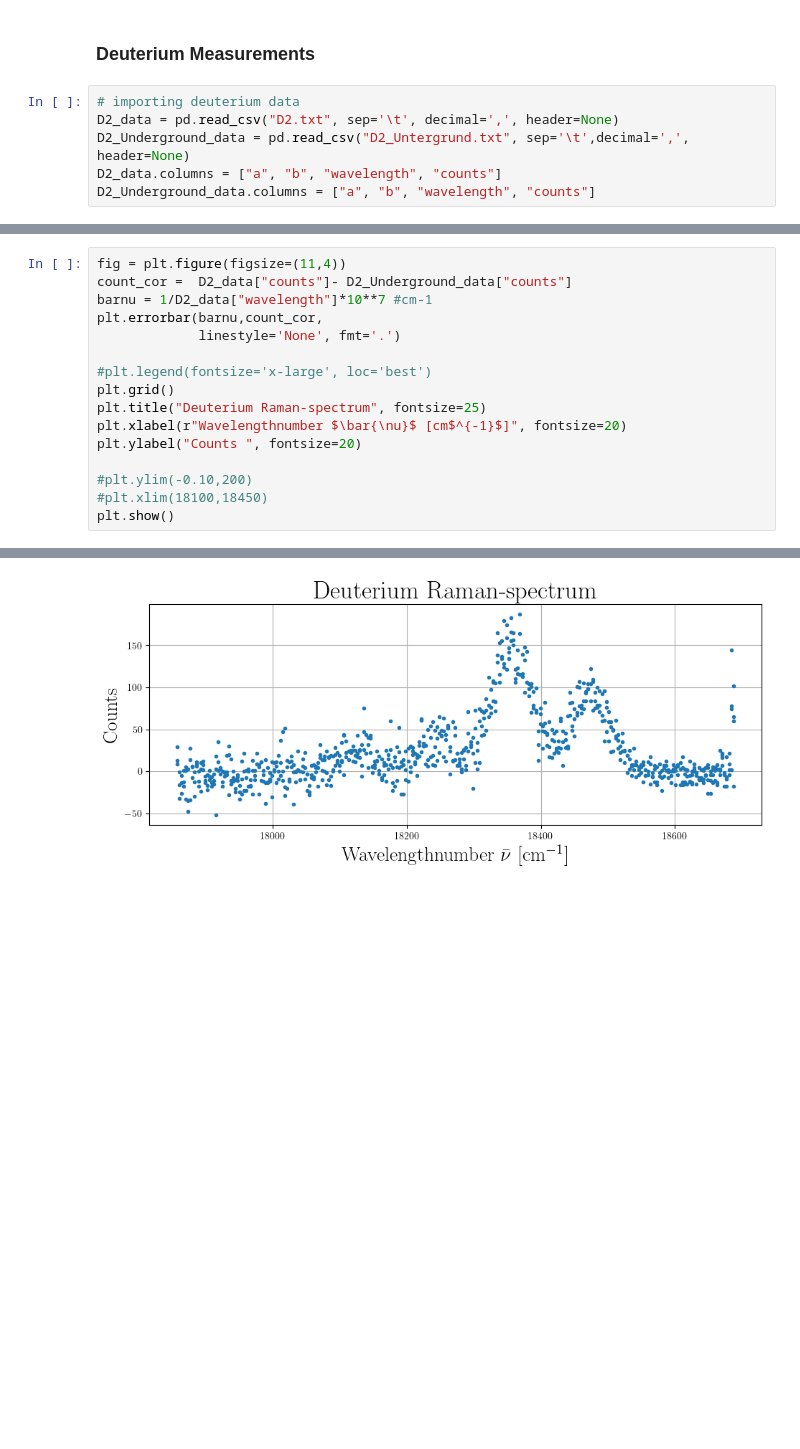
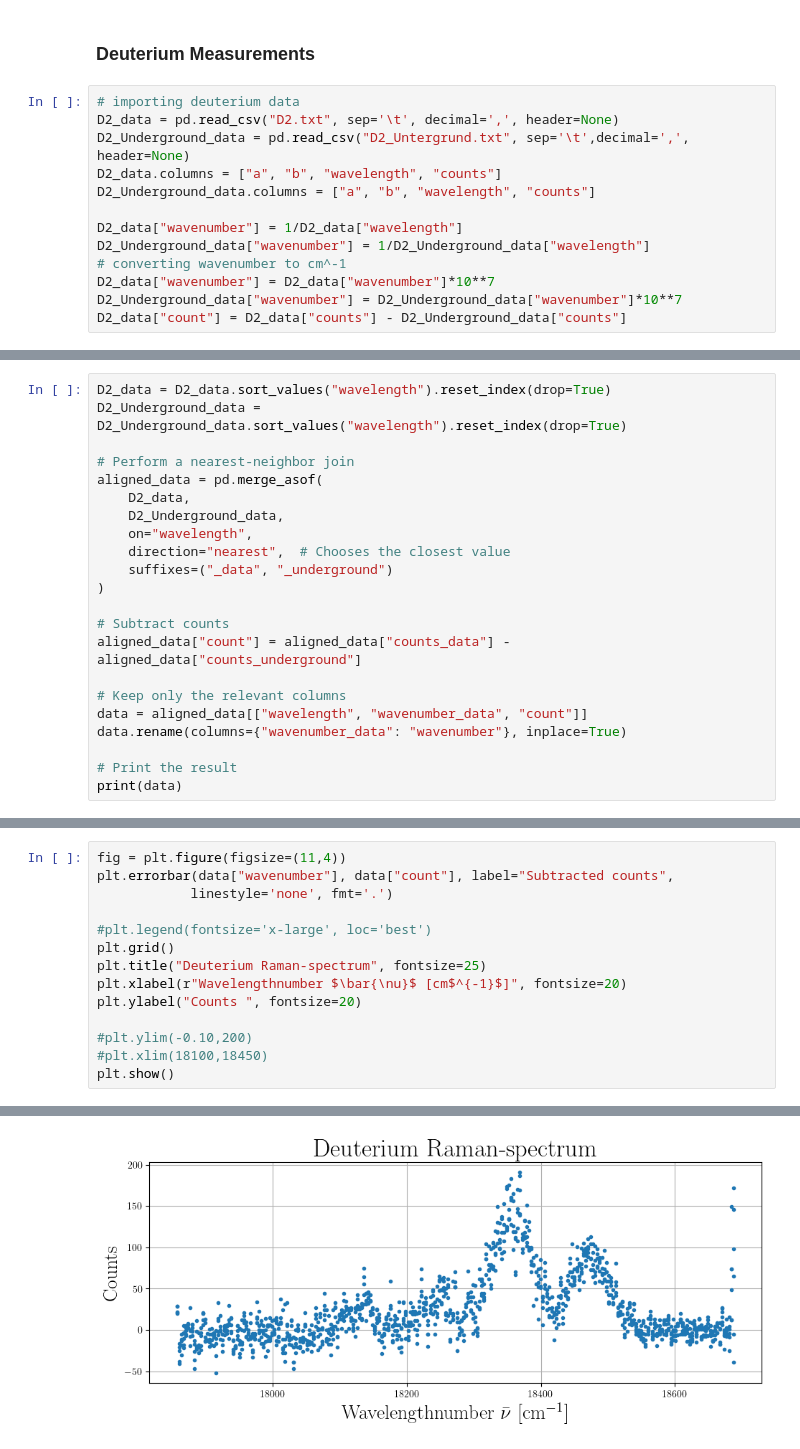
Before and after one commit to ParisHuth/FP, a Jupyter notebook: F43/protocoll.ipynb, the cells around one changed output, grey strips where cells are left out. Drawn from its saved outputs; the diff is of its cells as text; blank space fills up the shorter version.

```diff
--- a/F43/protocoll.ipynb
+++ b/F43/protocoll.ipynb
@@ -227,4 +227,11 @@ D2_data = pd.read_csv("D2.txt", sep='\t', decimal=',', header=None)
 D2_Underground_data = pd.read_csv("D2_Untergrund.txt", sep='\t',decimal=',', header=None)
 D2_data.columns = ["a", "b", "wavelength", "counts"]
 D2_Underground_data.columns = ["a", "b", "wavelength", "counts"]
+
+D2_data["wavenumber"] = 1/D2_data["wavelength"]
+D2_Underground_data["wavenumber"] = 1/D2_Underground_data["wavelength"]
+# converting wavenumber to cm^-1
+D2_data["wavenumber"] = D2_data["wavenumber"]*10**7
+D2_Underground_data["wavenumber"] = D2_Underground_data["wavenumber"]*10**7
+D2_data["count"] = D2_data["counts"] - D2_Underground_data["counts"]
 # %%
@@ -245,3 +251,25 @@ plt.xlim(537,560)
 plt.show()
 # %% [output]
 [figure]
+# %%
+D2_data = D2_data.sort_values("wavelength").reset_index(drop=True)
+D2_Underground_data = D2_Underground_data.sort_values("wavelength").reset_index(drop=True)
+
+# Perform a nearest-neighbor join
+aligned_data = pd.merge_asof(
+    D2_data,
+    D2_Underground_data,
+    on="wavelength",
+    direction="nearest",  # Chooses the closest value
+    suffixes=("_data", "_underground")
+)
+
+# Subtract counts
+aligned_data["count"] = aligned_data["counts_data"] - aligned_data["counts_underground"]
+
+# Keep only the relevant columns
+data = aligned_data[["wavelength", "wavenumber_data", "count"]]
+data.rename(columns={"wavenumber_data": "wavenumber"}, inplace=True)
+
+# Print the result
+print(data)
@@ -248,9 +295,7 @@ plt.show()
 # %%
 fig = plt.figure(figsize=(11,4))
-count_cor =  D2_data["counts"]- D2_Underground_data["counts"]
-barnu = 1/D2_data["wavelength"]*10**7 #cm-1
-plt.errorbar(barnu,count_cor,
-             linestyle='None', fmt='.')
+plt.errorbar(data["wavenumber"], data["count"], label="Subtracted counts",
+            linestyle='none', fmt='.')
 
 #plt.legend(fontsize='x-large', loc='best')
 plt.grid()
@@ -266 +310 @@ plt.show()
-[figure, old version]
+[figure, new version]
```
Also changed, not shown: parts of 20 cells of this notebook.
